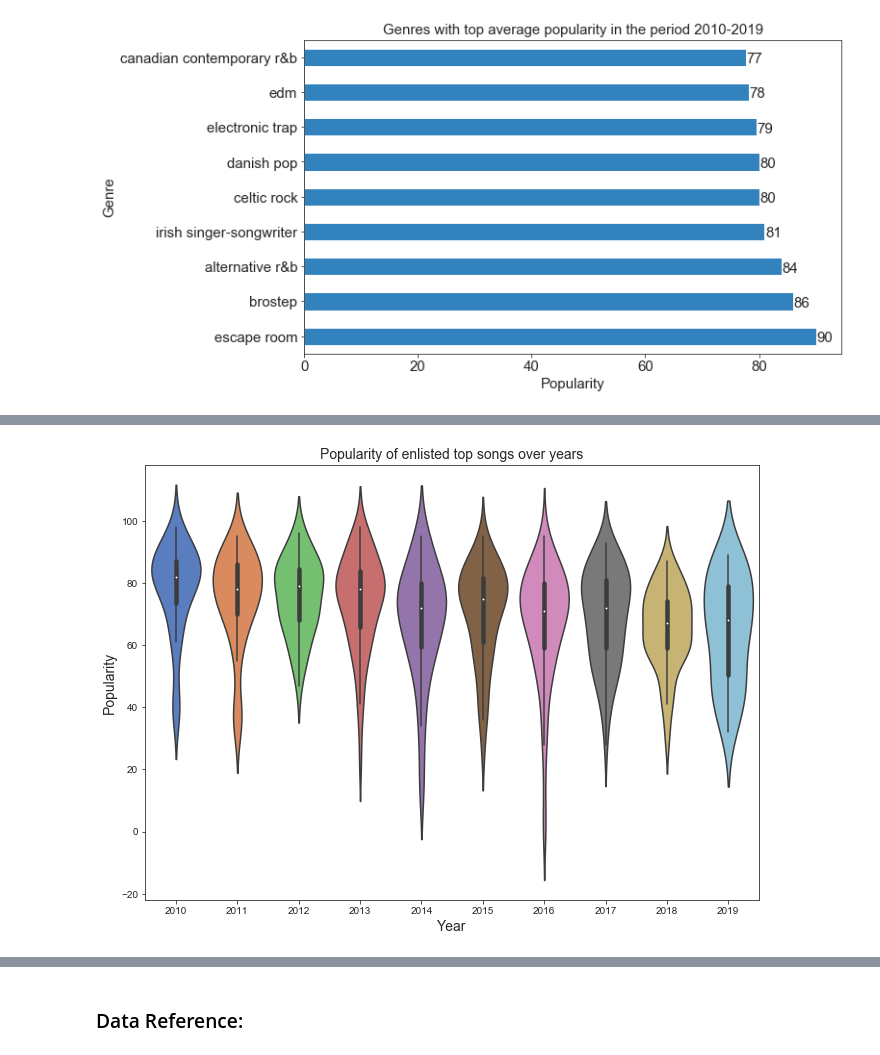
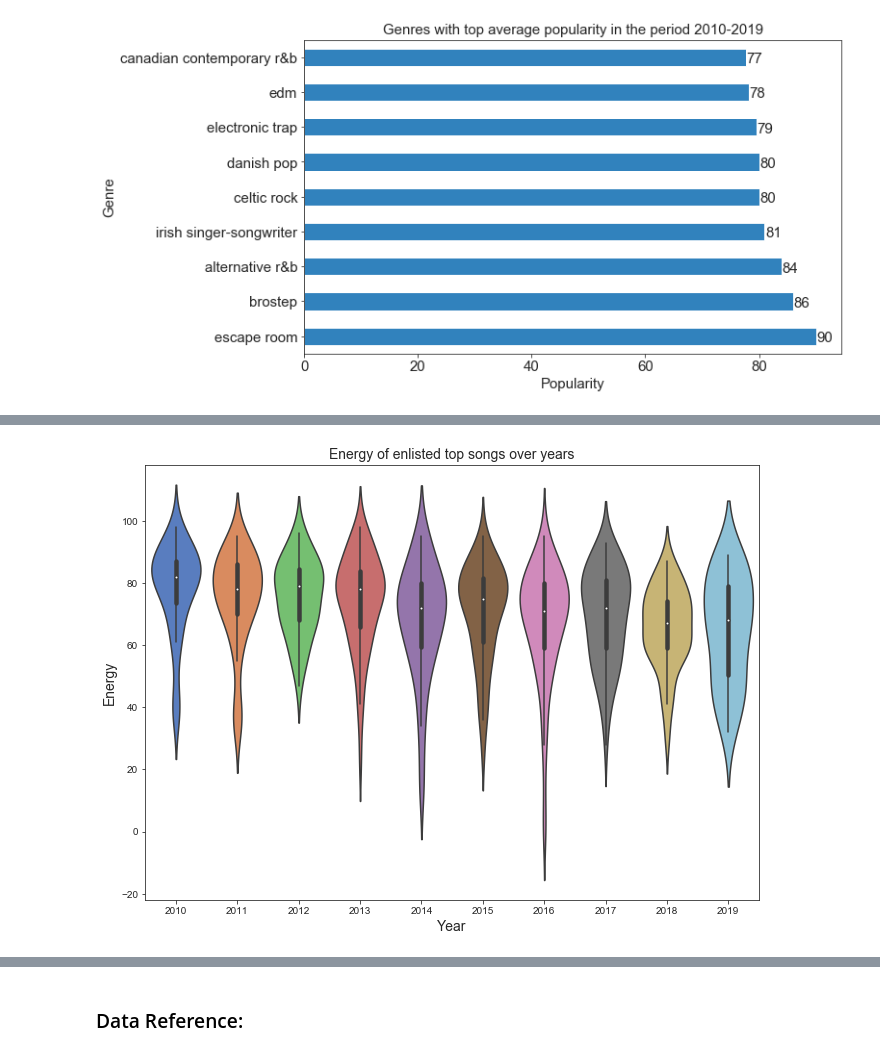
Before and after one commit to itssaifulhasan/spotify_data_eda, a Jupyter notebook: spotify_exploratory_data_analysis.ipynb, the cells around one changed output, grey strips where cells are left out. Saved outputs shown, nothing was run; the diff lists cells and outputs as text; code cells hidden in the pictures.

```diff
--- a/spotify_exploratory_data_analysis.ipynb
+++ b/spotify_exploratory_data_analysis.ipynb
@@ -299,13 +427,13 @@ ax.set_ylabel('Popularity', fontsize = 14);
 # %%
 #sns.set_style('ticks')
 fig, ax = plt.subplots()
 fig.set_size_inches(11, 8)
 ax = sns.violinplot(data=spotify, x='year', y='energy', scale="width", palette="muted")
-ax.set_title('Popularity of enlisted top songs over years', fontsize = 14)
+ax.set_title('Energy of enlisted top songs over years', fontsize = 14)
 ax.set_xlabel('Year', fontsize = 14)
-ax.set_ylabel('Popularity', fontsize = 14);
+ax.set_ylabel('Energy', fontsize = 14);
 # %% [output]
-[figure, old version]
+[figure, new version]
 # %%
 #sns.set_style('ticks')
 fig, ax = plt.subplots()
```
Also changed, not shown: parts of 36 cells of this notebook.
